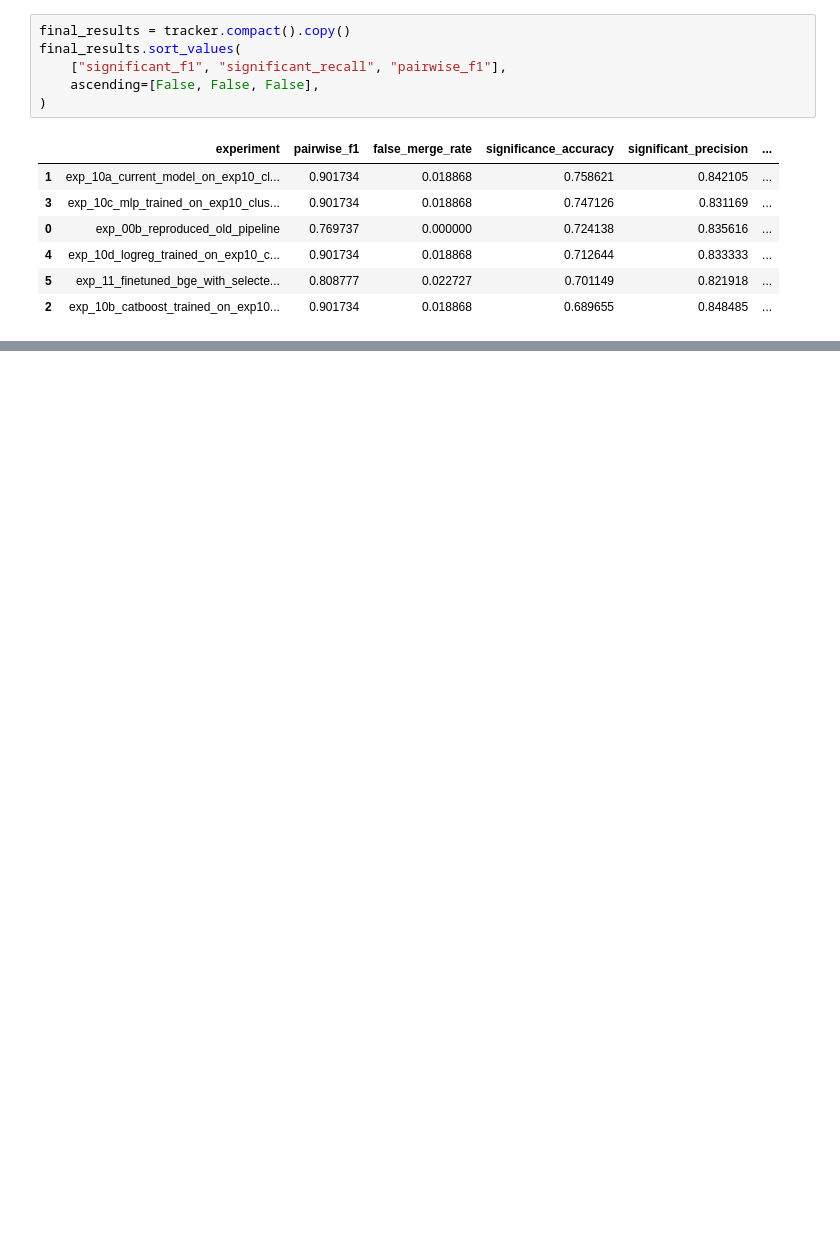
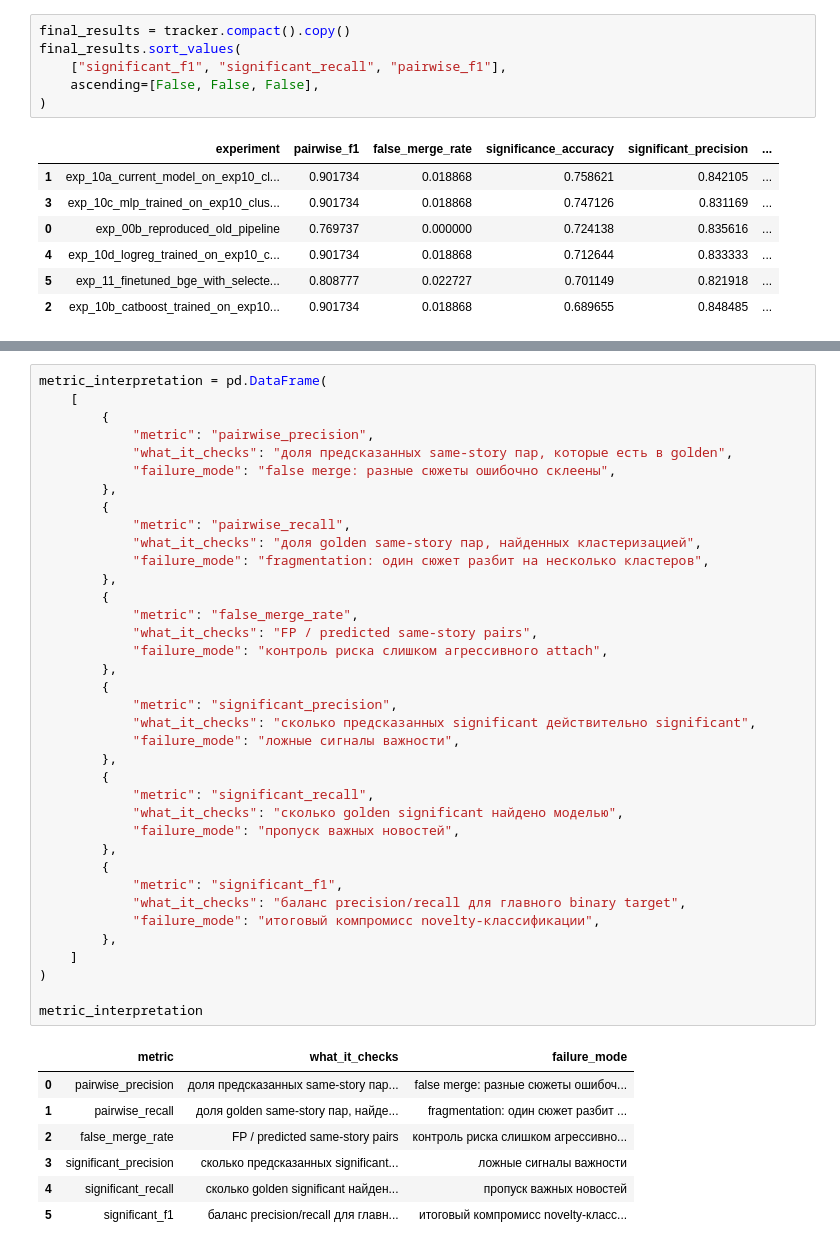
Before and after one commit to Corprus/news-flow-analysis, a Jupyter notebook: notebooks/06_model_improvement_experiments_v3.ipynb, the cells around one changed output, grey strips where cells are left out. Drawn from its saved outputs; the diff is of its cells as text; blank space fills up the shorter version.

```diff
--- a/notebooks/06_model_improvement_experiments_v3.ipynb
+++ b/notebooks/06_model_improvement_experiments_v3.ipynb
@@ -860,0 +915,45 @@ AttachClusteringConfig(min_similarity=0.75, max_days=7, min_margin=0.03, source_
+# %%
+metric_interpretation = pd.DataFrame(
+    [
+        {
+            "metric": "pairwise_precision",
+            "what_it_checks": "доля предсказанных same-story пар, которые есть в golden",
+            "failure_mode": "false merge: разные сюжеты ошибочно склеены",
+        },
+        {
+            "metric": "pairwise_recall",
+            "what_it_checks": "доля golden same-story пар, найденных кластеризацией",
+            "failure_mode": "fragmentation: один сюжет разбит на несколько кластеров",
+        },
+        {
+            "metric": "false_merge_rate",
+            "what_it_checks": "FP / predicted same-story pairs",
+            "failure_mode": "контроль риска слишком агрессивного attach",
+        },
+        {
+            "metric": "significant_precision",
+            "what_it_checks": "сколько предсказанных significant действительно significant",
+            "failure_mode": "ложные сигналы важности",
+        },
+        {
+            "metric": "significant_recall",
+            "what_it_checks": "сколько golden significant найдено моделью",
+            "failure_mode": "пропуск важных новостей",
+        },
+        {
+            "metric": "significant_f1",
+            "what_it_checks": "баланс precision/recall для главного binary target",
+            "failure_mode": "итоговый компромисс novelty-классификации",
+        },
+    ]
+)
+
+metric_interpretation
+# %% [output]
+|  | metric | what_it_checks | failure_mode |
+| 0 | pairwise_precision | доля предсказанных same-story пар... | false merge: разные сюжеты ошибоч... |
+| 1 | pairwise_recall | доля golden same-story пар, найде... | fragmentation: один сюжет разбит ... |
+| 2 | false_merge_rate | FP / predicted same-story pairs | контроль риска слишком агрессивно... |
+| 3 | significant_precision | сколько предсказанных significant... | ложные сигналы важности |
+| 4 | significant_recall | сколько golden significant найден... | пропуск важных новостей |
+| 5 | significant_f1 | баланс precision/recall для главн... | итоговый компромисс novelty-класс... |
```
Also changed, not shown: parts of 36 cells of this notebook, 3 other files.
